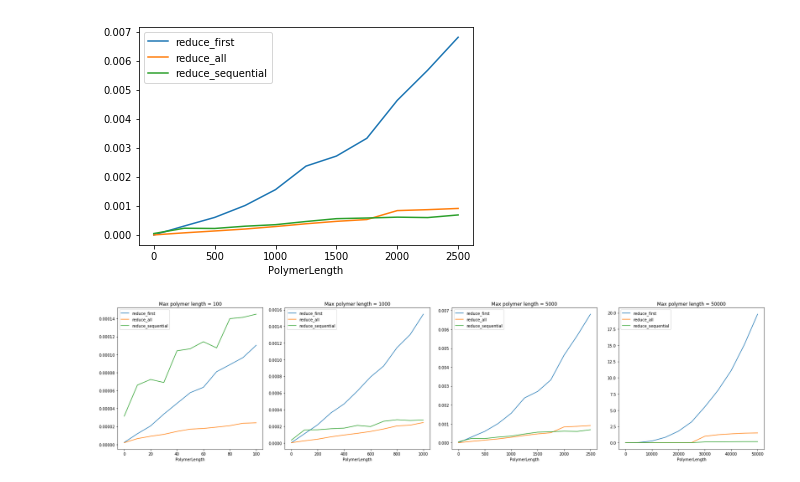
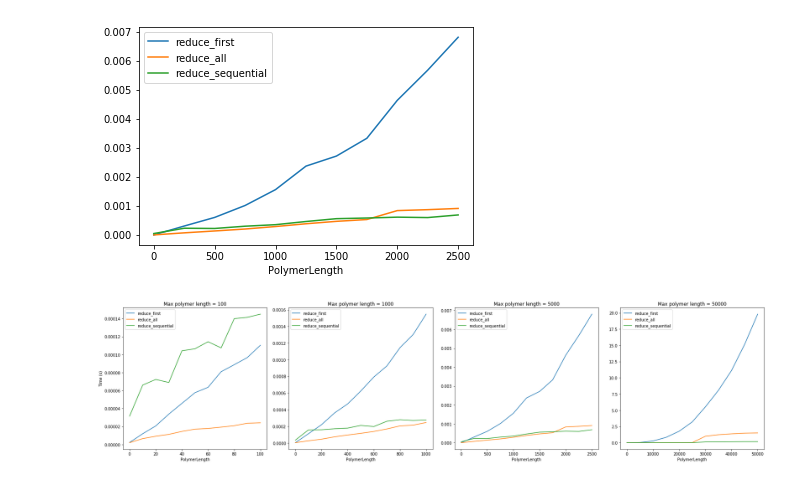
Before and after one commit to MarkNOakden/AdventOfCode, a Jupyter notebook: 18/05/Day 05 - Alchemical Reduction.ipynb, the cells around one changed output. Saved outputs shown, nothing was run; the diff lists cells and outputs as text; code cells hidden in the pictures.

Commit message:
add y-axis label to perf graph

```diff
--- a/18/05/Day 05 - Alchemical Reduction.ipynb
+++ b/18/05/Day 05 - Alchemical Reduction.ipynb
@@ -201,11 +201,13 @@ dfs = [pd.read_csv(f'results_{i}.csv', index_col=0) for i in [100, 1000, 2500, 5
 # %%
 fig, ax = plt.subplots(1, 4, squeeze=True, figsize=(24,6))
 for i, sdf in enumerate(dfs):
     sdf.plot(x='PolymerLength', ax=ax[i])
 for i, N in enumerate([100, 1000, 5000, 50000]):
     ax[i].set_title(f'Max polymer length = {N}')
+
+ax[0].set_ylabel('Time (s)')
 plt.tight_layout()
 plt.savefig('performance_comparison.png')
 plt.show()
 # %% [output]
-[figure, old version]
+[figure, new version]
```
Also changed, not shown: 1 other file.
